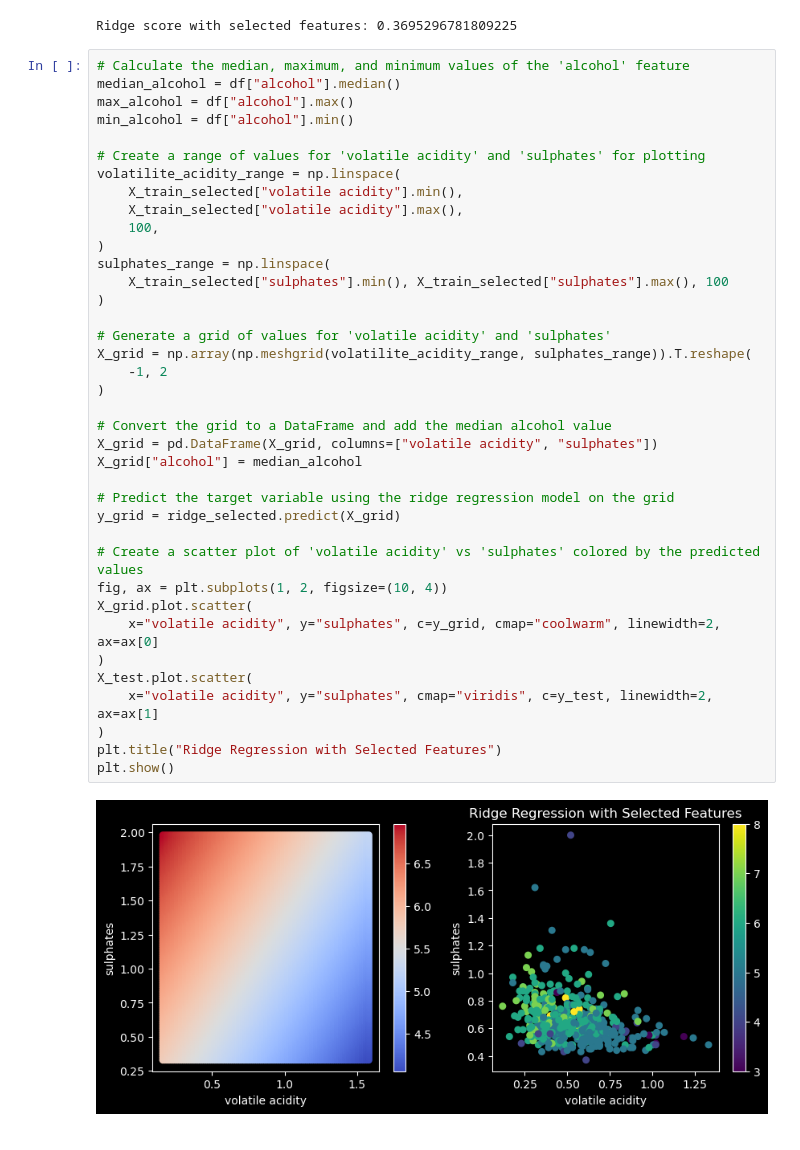
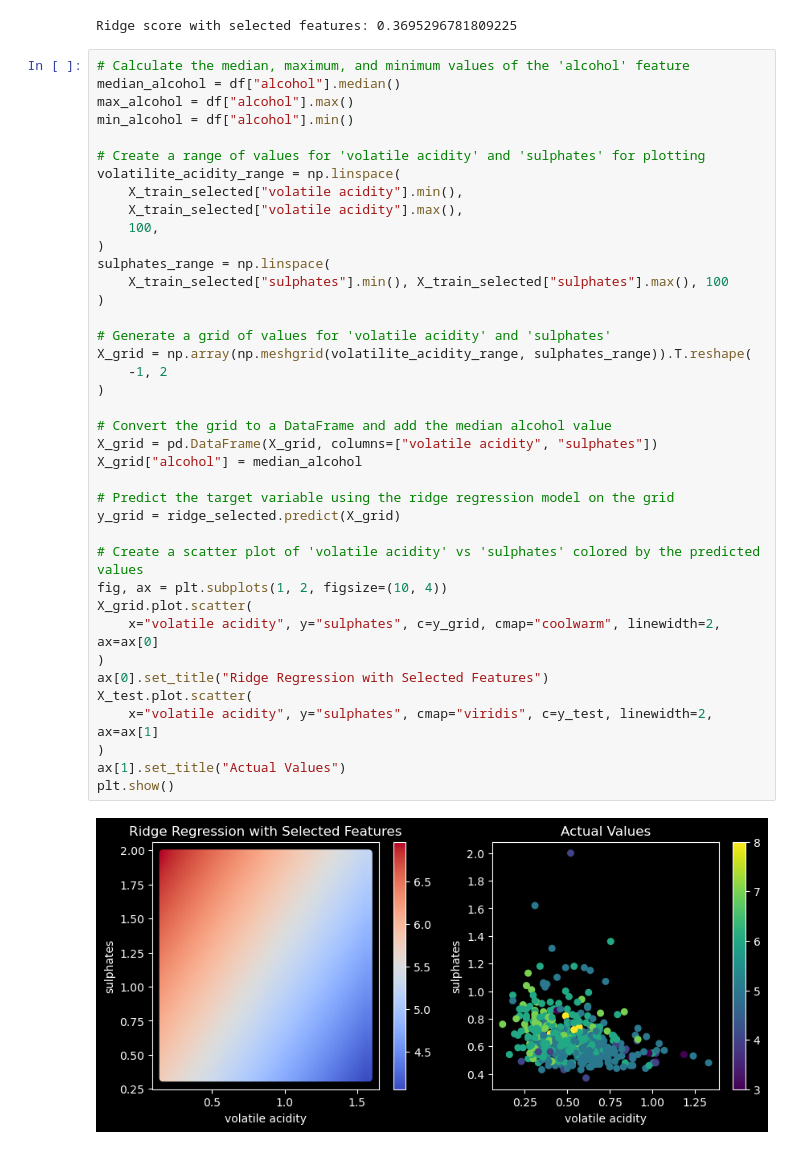
Before and after one commit to ZachParent/mai-pre-work, a Jupyter notebook: uci_wine_regression/uci_wine_regression_zachparent.ipynb, the cells around one changed output. Saved outputs shown, nothing was run; the diff lists cells and outputs as text.

Commit message:
add better titles

```diff
--- a/uci_wine_regression/uci_wine_regression_zachparent.ipynb
+++ b/uci_wine_regression/uci_wine_regression_zachparent.ipynb
@@ -111,32 +111,33 @@ volatilite_acidity_range = np.linspace(
     X_train_selected["volatile acidity"].min(),
     X_train_selected["volatile acidity"].max(),
     100,
 )
 sulphates_range = np.linspace(
     X_train_selected["sulphates"].min(), X_train_selected["sulphates"].max(), 100
 )
 
 # Generate a grid of values for 'volatile acidity' and 'sulphates'
 X_grid = np.array(np.meshgrid(volatilite_acidity_range, sulphates_range)).T.reshape(
     -1, 2
 )
 
 # Convert the grid to a DataFrame and add the median alcohol value
 X_grid = pd.DataFrame(X_grid, columns=["volatile acidity", "sulphates"])
 X_grid["alcohol"] = median_alcohol
 
 # Predict the target variable using the ridge regression model on the grid
 y_grid = ridge_selected.predict(X_grid)
 
 # Create a scatter plot of 'volatile acidity' vs 'sulphates' colored by the predicted values
 fig, ax = plt.subplots(1, 2, figsize=(10, 4))
 X_grid.plot.scatter(
     x="volatile acidity", y="sulphates", c=y_grid, cmap="coolwarm", linewidth=2, ax=ax[0]
 )
+ax[0].set_title("Ridge Regression with Selected Features")
 X_test.plot.scatter(
     x="volatile acidity", y="sulphates", cmap="viridis", c=y_test, linewidth=2, ax=ax[1]
 )
-plt.title("Ridge Regression with Selected Features")
+ax[1].set_title("Actual Values")
 plt.show()
 # %% [output]
-[figure, old version]
+[figure, new version]
```
